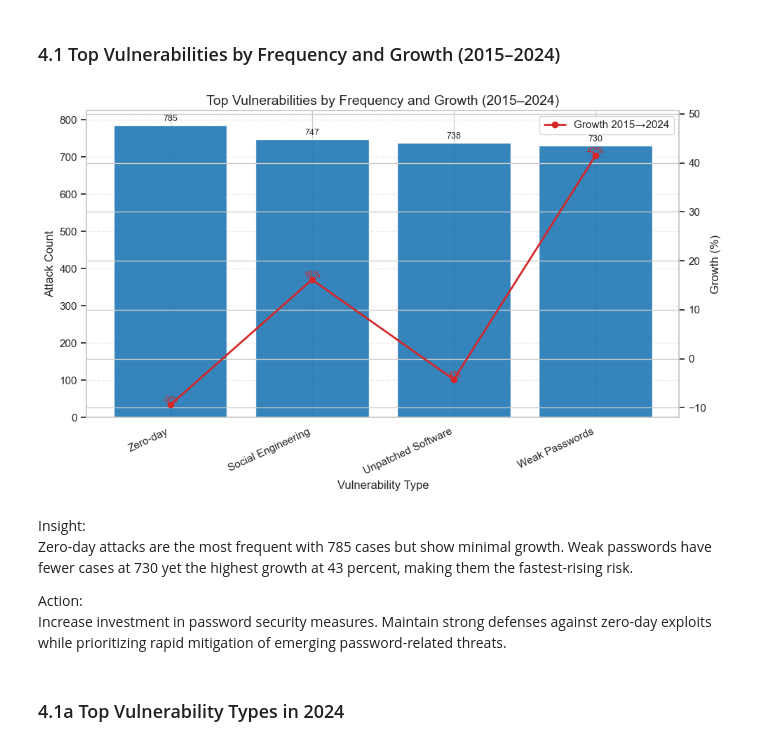
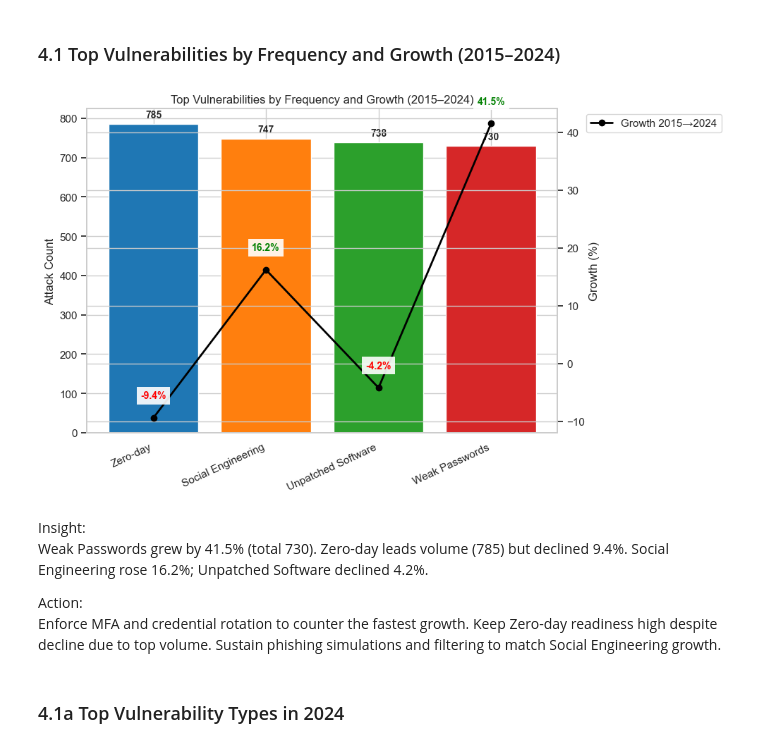
Before and after one commit to dolludaa/Global-Cybersecurity-Threats-2015-2024, a Jupyter notebook: business_analysis.ipynb, the cells around one changed output. Saved outputs shown, nothing was run; the diff lists cells and outputs as text; code cells hidden in the pictures.

```diff
--- a/business_analysis.ipynb
+++ b/business_analysis.ipynb
@@ -815,42 +810,44 @@ Strengthen attribution in IT. Boost insider controls in education. Focus geopoli
 ## Part 4: Which defense methods reduce resolution time?
 # %% [markdown]
 ### 4.1 Top Vulnerabilities by Frequency and Growth (2015–2024)
-# %%
-fig, ax1 = plt.subplots(figsize=(10,6))
-
-bars = ax1.bar(growth.index, growth['Total'], color=palette[0], alpha=0.9)
-ax1.set_ylabel('Attack Count')
-ax1.set_xlabel('Vulnerability Type')
-ax1.set_xticks(range(len(growth.index)))
-ax1.set_xticklabels(growth.index, rotation=25, ha='right')
-
-for b,v in zip(bars, growth['Total'].values):
-    ax1.text(b.get_x()+b.get_width()/2, b.get_height()+max(growth['Total'])*0.015, f'{v}', ha='center', fontsize=9)
-
-ax2 = ax1.twinx()
-ax2.plot(range(len(growth.index)), growth['Growth (%)'], marker='o', linewidth=2, color=palette[3], label='Growth 2015→2024')
-
-for x,y in zip(range(len(growth.index)), growth['Growth (%)'].values):
-    label = f'{y:.0f}%' if np.isfinite(y) else 'New'
-    ax2.text(x, (y if np.isfinite(y) else ax2.get_ylim()[1]*0.9), label, ha='center', va='bottom', fontsize=9, color=palette[3])
-
-ax2.set_ylabel('Growth (%)')
-ymin, ymax = ax2.get_ylim()
-ax2.set_ylim(ymin, ymax + abs(ymax)*0.15)
-
-ax1.set_title('Top Vulnerabilities by Frequency and Growth (2015–2024)', fontsize=14)
-ax1.grid(axis='y', linestyle='--', alpha=0.4)
-ax2.legend(loc='upper right')
-plt.tight_layout()
-plt.show()
-# %% [output]
-[figure, removed]
-# %% [markdown]
-Insight:
-Zero-day attacks are the most frequent with 785 cases but show minimal growth. Weak passwords have fewer cases at 730 yet the highest growth at 43 percent, making them the fastest-rising risk.
-
-Action:
-Increase investment in password security measures. Maintain strong defenses against zero-day exploits while prioritizing rapid mitigation of emerging password-related threats.
+# %%
+vuln_col = 'Vuln Cleaned' if 'Vuln Cleaned' in df.columns else 'Security Vulnerability Type'
+
+g = df.groupby(['Year', vuln_col]).size().unstack(fill_value=0)
+cnt = g.sum().sort_values(ascending=False).head(4)
+gr = ((g.loc[2024, cnt.index] - g.loc[2015, cnt.index]) / g.loc[2015, cnt.index] * 100).round(1)
+vg = pd.DataFrame({'Count': cnt.values, 'Growth': gr.values}, index=cnt.index)
+
+x = np.arange(len(vg))
+fig, ax1 = plt.subplots(figsize=(10,6))
+bars = ax1.bar(x, vg['Count'].values, color=[palette[i % len(palette)] for i in range(len(vg))])
+ax1.set_ylabel('Attack Count')
+ax1.set_xticks(x)
+ax1.set_xticklabels(vg.index, rotation=25, ha='right')
+for i, v in enumerate(vg['Count'].values):
+    ax1.text(i, v*1.015, f'{int(v)}', ha='center', va='bottom', fontsize=10, fontweight='bold')
+
+ax2 = ax1.twinx()
+ax2.plot(x, vg['Growth'].values, marker='o', linewidth=2, color='black', label='Growth 2015→2024')
+yl = ax2.get_ylim()
+pad = (yl[1]-yl[0]) * 0.06 if yl[1] > yl[0] else 1
+for i, y in enumerate(vg['Growth'].values):
+    c = 'green' if y > 0 else 'red' if y < 0 else 'gray'
+    ax2.text(i, y + pad, f'{y:.1f}%', ha='center', fontsize=10, fontweight='bold', color=c,
+             bbox=dict(facecolor='white', edgecolor='none', alpha=0.9))
+ax2.set_ylabel('Growth (%)')
+ax2.legend(loc='upper left', bbox_to_anchor=(1.05, 1))
+plt.title('Top Vulnerabilities by Frequency and Growth (2015–2024)')
+plt.tight_layout()
+plt.show()
+# %% [output]
+[figure, added]
+# %% [markdown]
+Insight:
+Weak Passwords grew by 41.5% (total 730). Zero-day leads volume (785) but declined 9.4%. Social Engineering rose 16.2%; Unpatched Software declined 4.2%.
+
+Action:
+Enforce MFA and credential rotation to counter the fastest growth. Keep Zero-day readiness high despite decline due to top volume. Sustain phishing simulations and filtering to match Social Engineering growth.
 # %% [markdown]
 ### 4.1a Top Vulnerability Types in 2024
 # %%
```
Also changed, not shown: parts of 28 cells of this notebook.
